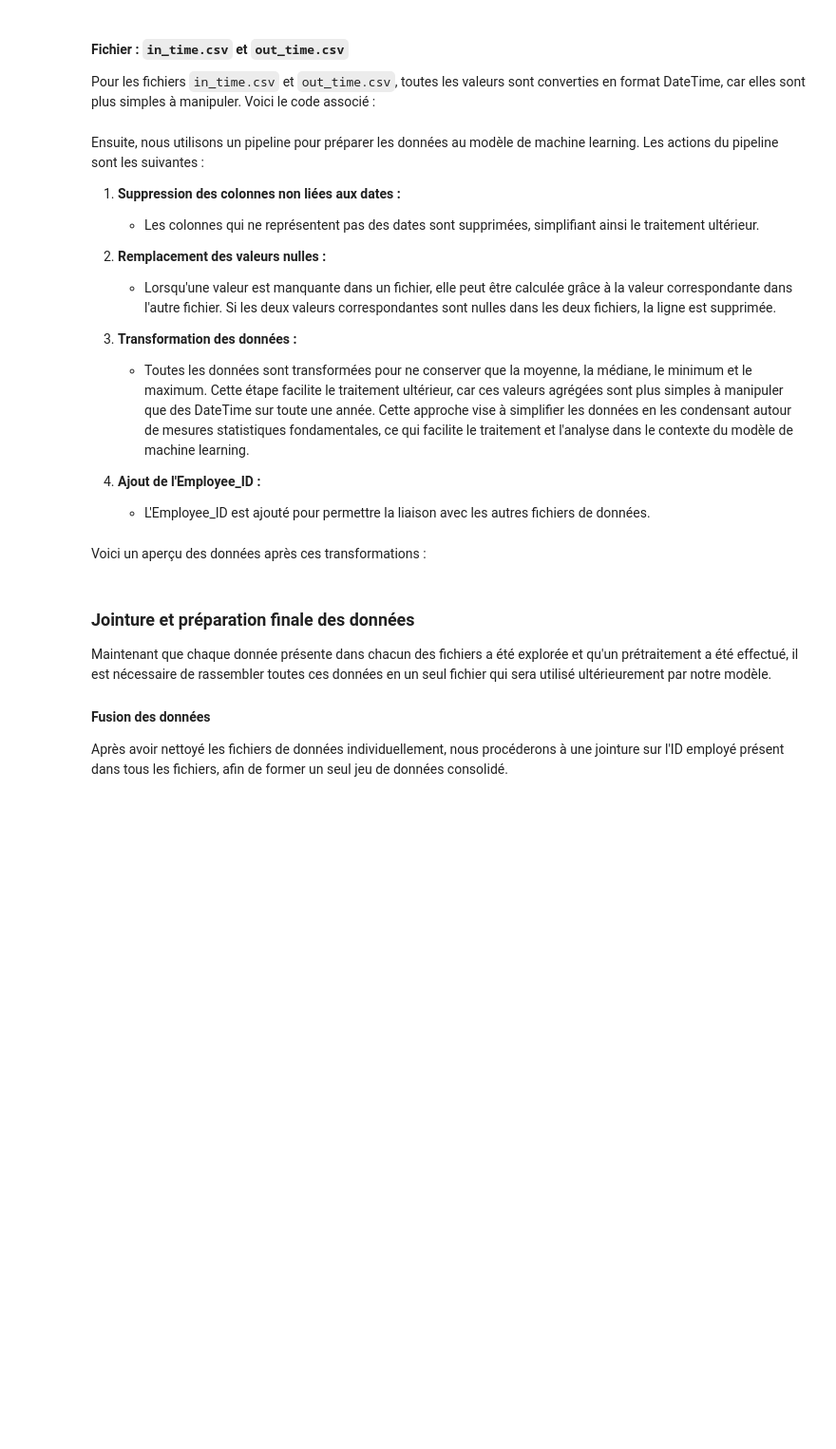
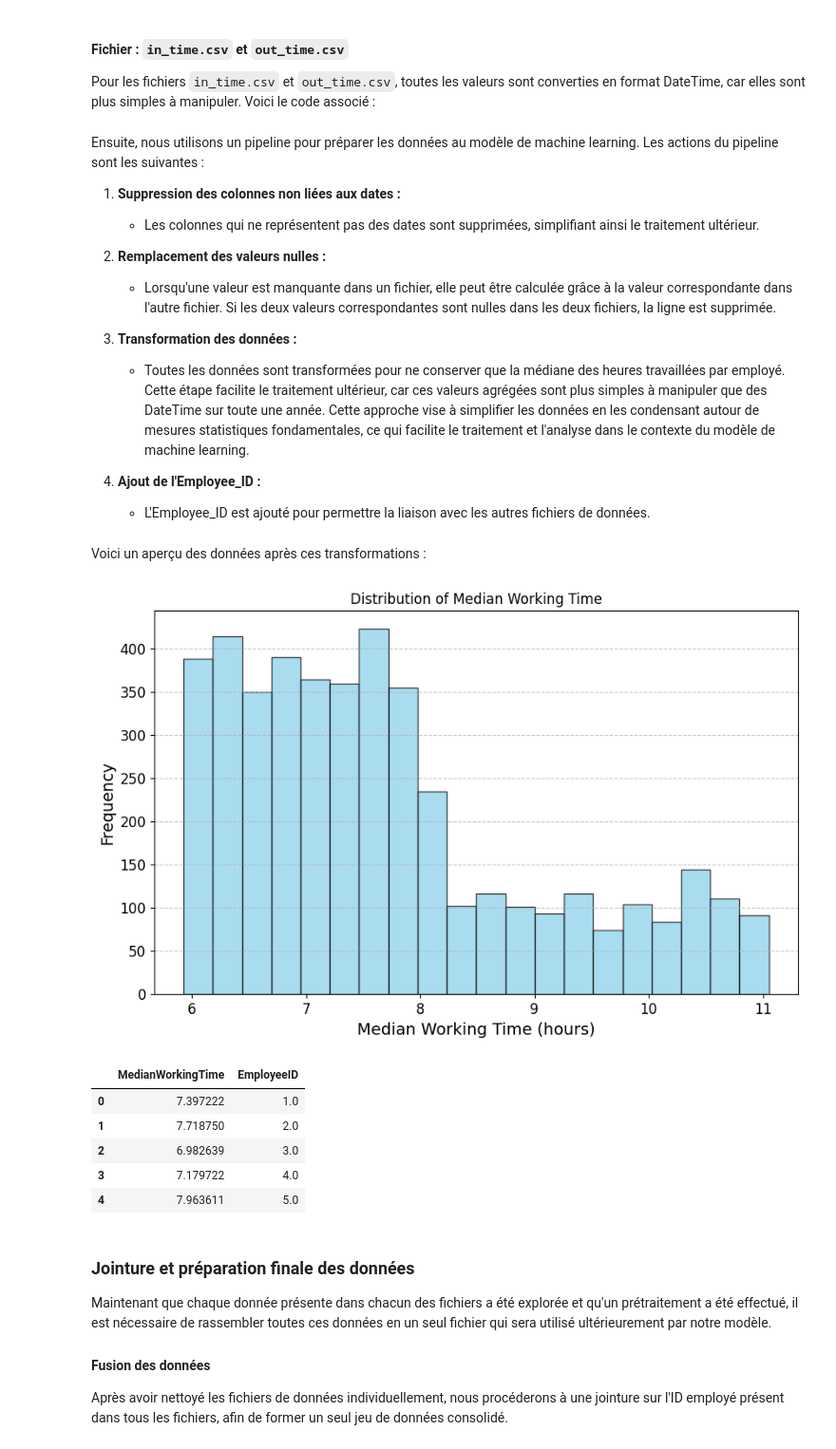
Before and after one commit to AnatholyB1/AI_A4, a Jupyter notebook: notebook/data_preprocessing.ipynb, the cells around one changed output. Shown at 95% size. Drawn from its saved outputs; the diff is of its cells as text; code cells hidden in the pictures; blank space fills up the shorter version.

Commit message:
Finis Data_prepro

```diff
--- a/notebook/data_preprocessing.ipynb
+++ b/notebook/data_preprocessing.ipynb
@@ -71,7 +71,7 @@ from six.moves import urllib
 import pandas as pd
 from sklearn.impute import SimpleImputer
 
-pd.set_option('display.max_columns', None) # Retirer la limite de colonnes à afficher
+pd.set_option('display.max_columns', None)  # Retirer la limite de colonnes à afficher
 
 # Path
 DOWNLOAD_ROOT = "https://raw.githubusercontent.com/"
@@ -92,23 +92,23 @@ fetch_data()
 
 # Charger les fichiers de données
 def load_employee_data(housing_path=DATA_PATH):
-    csv_path = os.path.join(housing_path + "\employe", "employee_survey_data.csv")
+    csv_path = os.path.join(housing_path, "employe", "employee_survey_data.csv")
     return pd.read_csv(csv_path)
 
 def load_general_data(housing_path=DATA_PATH):
-    csv_path = os.path.join(housing_path + "\general", "general_data.csv")
+    csv_path = os.path.join(housing_path, "general", "general_data.csv")
     return pd.read_csv(csv_path)
 
 def load_in_time_data(housing_path=DATA_PATH):
-    csv_path = os.path.join(housing_path + "\in_out_time", "in_time.csv")
+    csv_path = os.path.join(housing_path, "in_out_time", "in_time.csv")
     return pd.read_csv(csv_path)
 
 def load_out_time_data(housing_path=DATA_PATH):
-    csv_path = os.path.join(housing_path + "\in_out_time", "out_time.csv")
+    csv_path = os.path.join(housing_path, "in_out_time", "out_time.csv")
     return pd.read_csv(csv_path)
 
 def load_manager_data(housing_path=DATA_PATH):
-    csv_path = os.path.join(housing_path + "\manager", "manager_survey_data.csv")
+    csv_path = os.path.join(housing_path, "manager", "manager_survey_data.csv")
     return pd.read_csv(csv_path)
 
 employee = load_employee_data()
@@ -292,7 +332,7 @@ Ensuite, nous utilisons un pipeline pour préparer les données au modèle de ma
    - Lorsqu'une valeur est manquante dans un fichier, elle peut être calculée grâce à la valeur correspondante dans l'autre fichier. Si les deux valeurs correspondantes sont nulles dans les deux fichiers, la ligne est supprimée.
 
 3. **Transformation des données :**
-   - Toutes les données sont transformées pour ne conserver que la moyenne, la médiane, le minimum et le maximum. Cette étape facilite le traitement ultérieur, car ces valeurs agrégées sont plus simples à manipuler que des DateTime sur toute une année. Cette approche vise à simplifier les données en les condensant autour de mesures statistiques fondamentales, ce qui facilite le traitement et l'analyse dans le contexte du modèle de machine learning.
+   - Toutes les données sont transformées pour ne conserver que la médiane des heures travaillées par employé. Cette étape facilite le traitement ultérieur, car ces valeurs agrégées sont plus simples à manipuler que des DateTime sur toute une année. Cette approche vise à simplifier les données en les condensant autour de mesures statistiques fondamentales, ce qui facilite le traitement et l'analyse dans le contexte du modèle de machine learning.
 
 4. **Ajout de l'Employee_ID :**
    - L'Employee_ID est ajouté pour permettre la liaison avec les autres fichiers de données.
@@ -362,11 +402,8 @@ class PreTransformer(BaseEstimator, TransformerMixin):
         for col in X.columns:
             X[col] = X[col].apply(lambda x: x.total_seconds() / 3600 if pd.notnull(x) else np.nan)
         stats = pd.DataFrame()
-        stats['mean'] = pd.Series(X.mean(axis=1))
-        stats['median'] = pd.Series(X.median(axis=1))
-        stats['min'] = pd.Series(X.min(axis=1))
-        stats['max'] = pd.Series(X.max(axis=1))
-        return stats, stats.columns
+        stats['MedianWorkingTime'] = pd.Series(X.median(axis=1))  # Only keeping the median
+        return stats, ['MedianWorkingTime']  # Return only the median and rename the column
         # Convertir les timedelta en une quantité numérique représentant le nombre d'heures
 
 
@@ -389,3 +424,22 @@ hourly_time_prepared.head()
+# %%
+# Visualize the median working time distribution
+plt.figure(figsize=(10, 6))
+plt.hist(hourly_time_prepared['MedianWorkingTime'], bins=20, color='skyblue', edgecolor='black', alpha=0.7)
+plt.title('Distribution of Median Working Time')
+plt.xlabel('Median Working Time (hours)')
+plt.ylabel('Frequency')
+plt.grid(axis='y', linestyle='--', alpha=0.7)
+plt.show()
+
+hourly_time_prepared.head()
+# %% [output]
+[figure, added]
+|  | MedianWorkingTime | EmployeeID |
+| 0 | 7.397222 | 1.0 |
+| 1 | 7.718750 | 2.0 |
+| 2 | 6.982639 | 3.0 |
+| 3 | 7.179722 | 4.0 |
+| 4 | 7.963611 | 5.0 |
 # %% [markdown]
 ### Jointure et préparation finale des données
 
```
Also changed, not shown: parts of 10 cells of this notebook.
